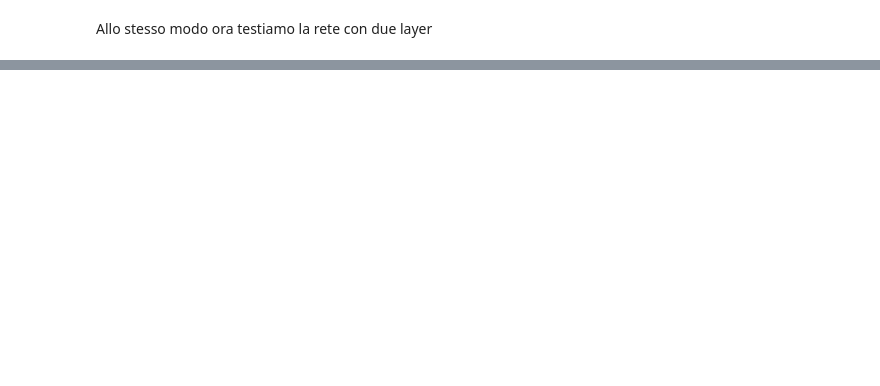
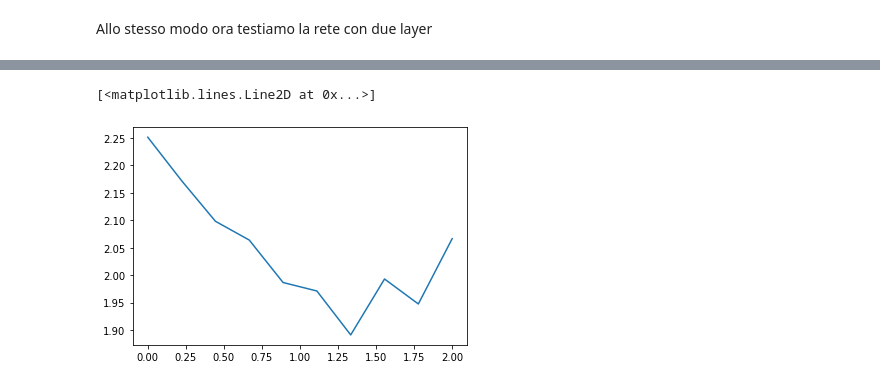
Before and after one commit to Levy95/Progetto-Corso-Reti-Neurali, a Jupyter notebook: Progetto_Corso_Reti_Neurali.ipynb, the cells around one changed output, grey strips where cells are left out. Saved outputs shown, nothing was run; the diff lists cells and outputs as text; code cells hidden in the pictures; blank space fills up the shorter version.

```diff
--- a/Progetto_Corso_Reti_Neurali.ipynb
+++ b/Progetto_Corso_Reti_Neurali.ipynb
@@ -250,6 +390,6 @@ a2 = test_function(rete2, test_loader_fashionmnist, img_sizeA)
 # %%
 rete2B = ReteNeurale2(input_sizeB, hidden_size1, hidden_size2, num_classi, act_func=1).to(device)
-alg = torch.optim.Adam(rete2B.parameters(), lr = learning_rate)
+alg = torch.optim.SGD(rete2B.parameters(), lr = learning_rate)
 print('Dataset CIFAR10:\n')
 l3b = train_function(rete2B, train_loader_cifar10, alg, F, img_sizeB, 2)
 a3 = test_function(rete2B, test_loader_cifar10, img_sizeB)
@@ -255,0 +410,7 @@ a3 = test_function(rete2B, test_loader_cifar10, img_sizeB)
+# %%
+x = np.linspace(0, 2, 10)
+y = l3b
+plt.plot(x,y)
+# %% [output]
+[<matplotlib.lines.Line2D at 0x...>]
+[figure, added]
```
Also changed, not shown: parts of 23 cells of this notebook.
